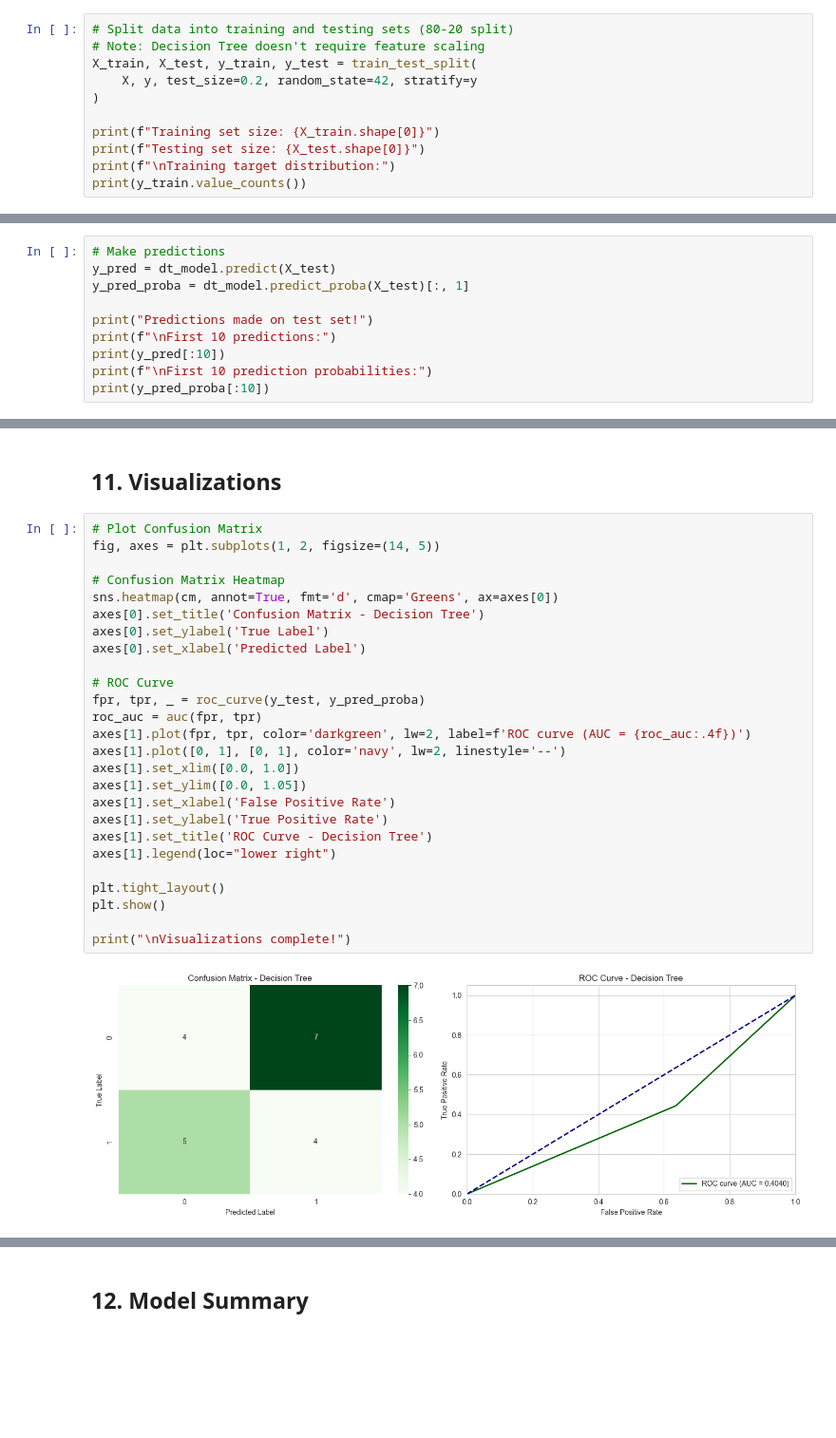
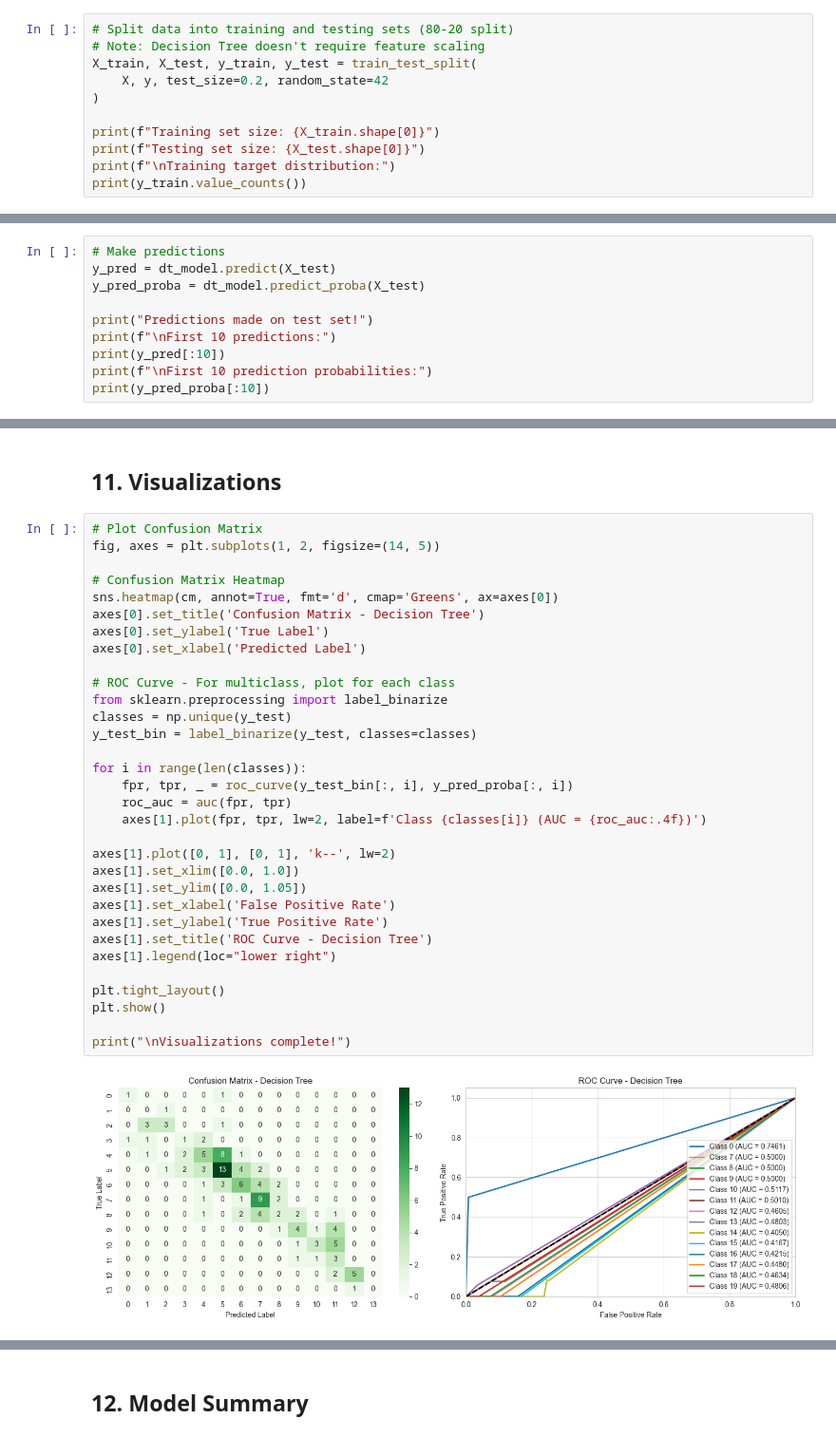
Before and after one commit to 2025ab05156/ML-S1-25_AIMLCZG565, a Jupyter notebook: model/2_Decision_Tree.ipynb, the cells around one changed output, grey strips where cells are left out. Shown at 95% size. Drawn from its saved outputs; the diff is of its cells as text; blank space fills up the shorter version.

```diff
--- a/model/2_Decision_Tree.ipynb
+++ b/model/2_Decision_Tree.ipynb
@@ -181,7 +168,7 @@ Feature names:
 # Split data into training and testing sets (80-20 split)
 # Note: Decision Tree doesn't require feature scaling
 X_train, X_test, y_train, y_test = train_test_split(
-    X, y, test_size=0.2, random_state=42, stratify=y
+    X, y, test_size=0.2, random_state=42
 )
 
 print(f"Training set size: {X_train.shape[0]}")
@@ -223,7 +219,7 @@ Classes: [0 1]
 # %%
 # Make predictions
 y_pred = dt_model.predict(X_test)
-y_pred_proba = dt_model.predict_proba(X_test)[:, 1]
+y_pred_proba = dt_model.predict_proba(X_test)
 
 print("Predictions made on test set!")
 print(f"\nFirst 10 predictions:")
@@ -356,31 +369,37 @@ Top 10 Important Features:
 # %%
 # Plot Confusion Matrix
 fig, axes = plt.subplots(1, 2, figsize=(14, 5))
 
 # Confusion Matrix Heatmap
 sns.heatmap(cm, annot=True, fmt='d', cmap='Greens', ax=axes[0])
 axes[0].set_title('Confusion Matrix - Decision Tree')
 axes[0].set_ylabel('True Label')
 axes[0].set_xlabel('Predicted Label')
 
-# ROC Curve
-fpr, tpr, _ = roc_curve(y_test, y_pred_proba)
-roc_auc = auc(fpr, tpr)
-axes[1].plot(fpr, tpr, color='darkgreen', lw=2, label=f'ROC curve (AUC = {roc_auc:.4f})')
-axes[1].plot([0, 1], [0, 1], color='navy', lw=2, linestyle='--')
+# ROC Curve - For multiclass, plot for each class
+from sklearn.preprocessing import label_binarize
+classes = np.unique(y_test)
+y_test_bin = label_binarize(y_test, classes=classes)
+
+for i in range(len(classes)):
+    fpr, tpr, _ = roc_curve(y_test_bin[:, i], y_pred_proba[:, i])
+    roc_auc = auc(fpr, tpr)
+    axes[1].plot(fpr, tpr, lw=2, label=f'Class {classes[i]} (AUC = {roc_auc:.4f})')
+
+axes[1].plot([0, 1], [0, 1], 'k--', lw=2)
 axes[1].set_xlim([0.0, 1.0])
 axes[1].set_ylim([0.0, 1.05])
 axes[1].set_xlabel('False Positive Rate')
 axes[1].set_ylabel('True Positive Rate')
 axes[1].set_title('ROC Curve - Decision Tree')
 axes[1].legend(loc="lower right")
 
 plt.tight_layout()
 plt.show()
 
 print("\nVisualizations complete!")
 # %% [output]
-[figure, old version]
+[figure, new version]
 Visualizations complete!
 # %% [markdown]
 ## 12. Model Summary
```
Also changed, not shown: parts of 10 cells of this notebook, 5 other files.
